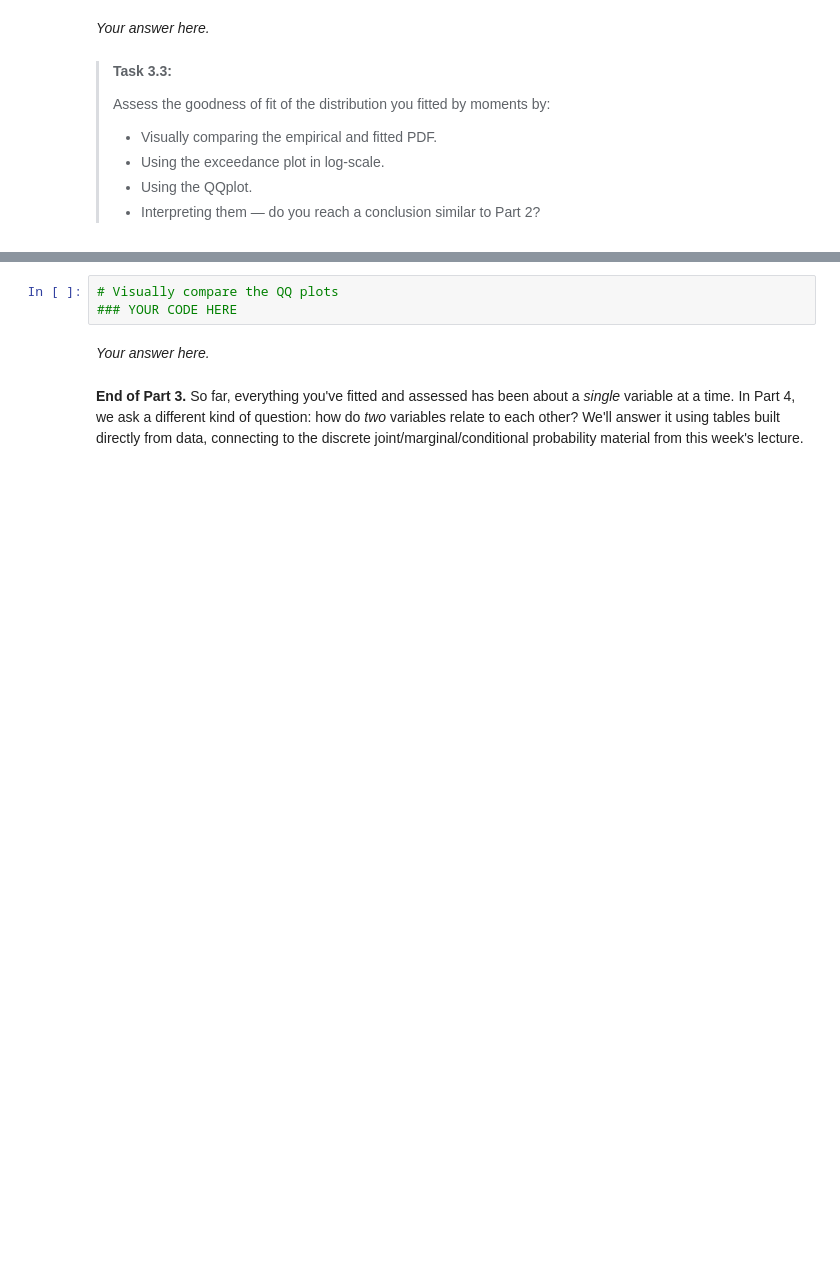
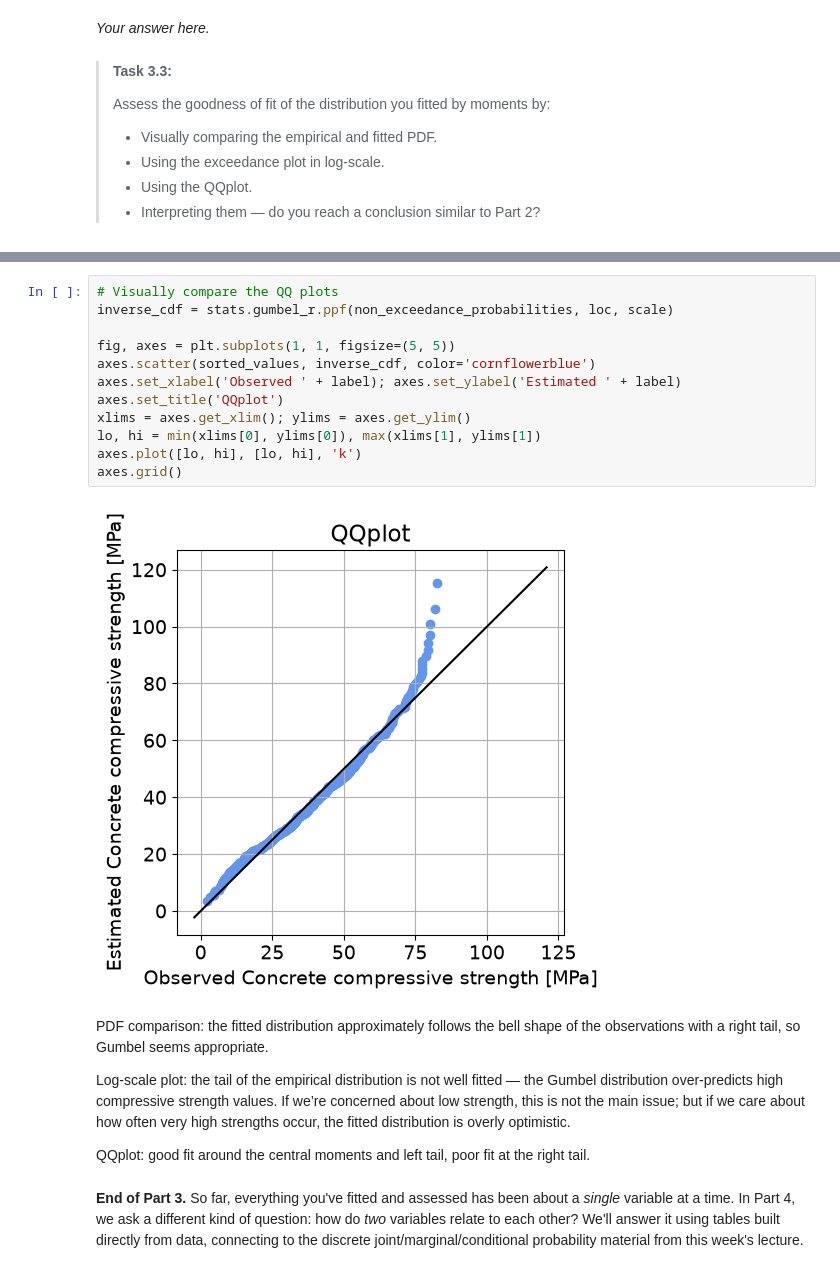
Before and after one commit to Charliephben/WS1.4, a Jupyter notebook: WS1_4_Fit_happens.ipynb, the cells around one changed output, grey strips where cells are left out. Saved outputs shown, nothing was run; the diff lists cells and outputs as text; blank space fills up the shorter version.

```diff
--- a/WS1_4_Fit_happens.ipynb
+++ b/WS1_4_Fit_happens.ipynb
@@ -195,8 +189,23 @@ Text(0.5, 1.0, 'Exceedance Probabilities')
 # %%
 # Visually compare the QQ plots
-### YOUR CODE HERE
+inverse_cdf = stats.gumbel_r.ppf(non_exceedance_probabilities, loc, scale)
+
+fig, axes = plt.subplots(1, 1, figsize=(5, 5))
+axes.scatter(sorted_values, inverse_cdf, color='cornflowerblue')
+axes.set_xlabel('Observed ' + label); axes.set_ylabel('Estimated ' + label)
+axes.set_title('QQplot')
+xlims = axes.get_xlim(); ylims = axes.get_ylim()
+lo, hi = min(xlims[0], ylims[0]), max(xlims[1], ylims[1])
+axes.plot([lo, hi], [lo, hi], 'k')
+axes.grid()
+# %% [output]
+[figure, added]
 # %% [markdown]
-*Your answer here.*
+PDF comparison: the fitted distribution approximately follows the bell shape of the observations with a right tail, so Gumbel seems appropriate.
+
+Log-scale plot: the tail of the empirical distribution is not well fitted — the Gumbel distribution over-predicts high compressive strength values. If we’re concerned about low strength, this is not the main issue; but if we care about how often very high strengths occur, the fitted distribution is overly optimistic.
+
+QQplot: good fit around the central moments and left tail, poor fit at the right tail.
 # %% [markdown]
 **End of Part 3.** So far, everything you've fitted and assessed has been about a *single* variable at a time. In Part 4, we ask a different kind of question: how do *two* variables relate to each other? We'll answer it using tables built directly from data, connecting to the discrete joint/marginal/conditional probability material from this week's lecture.
 # %% [markdown]
```
Also changed, not shown: parts of 14 cells of this notebook.
